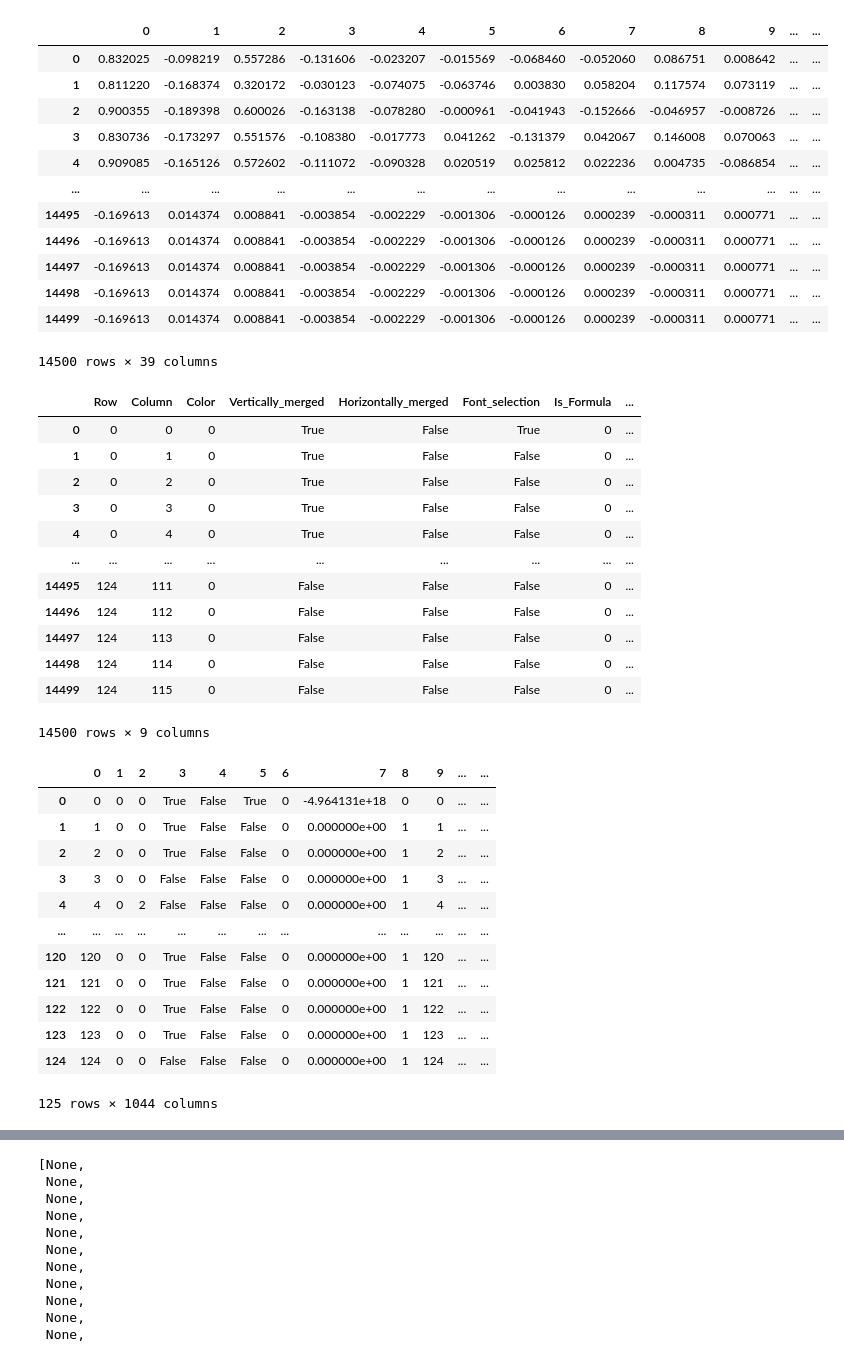
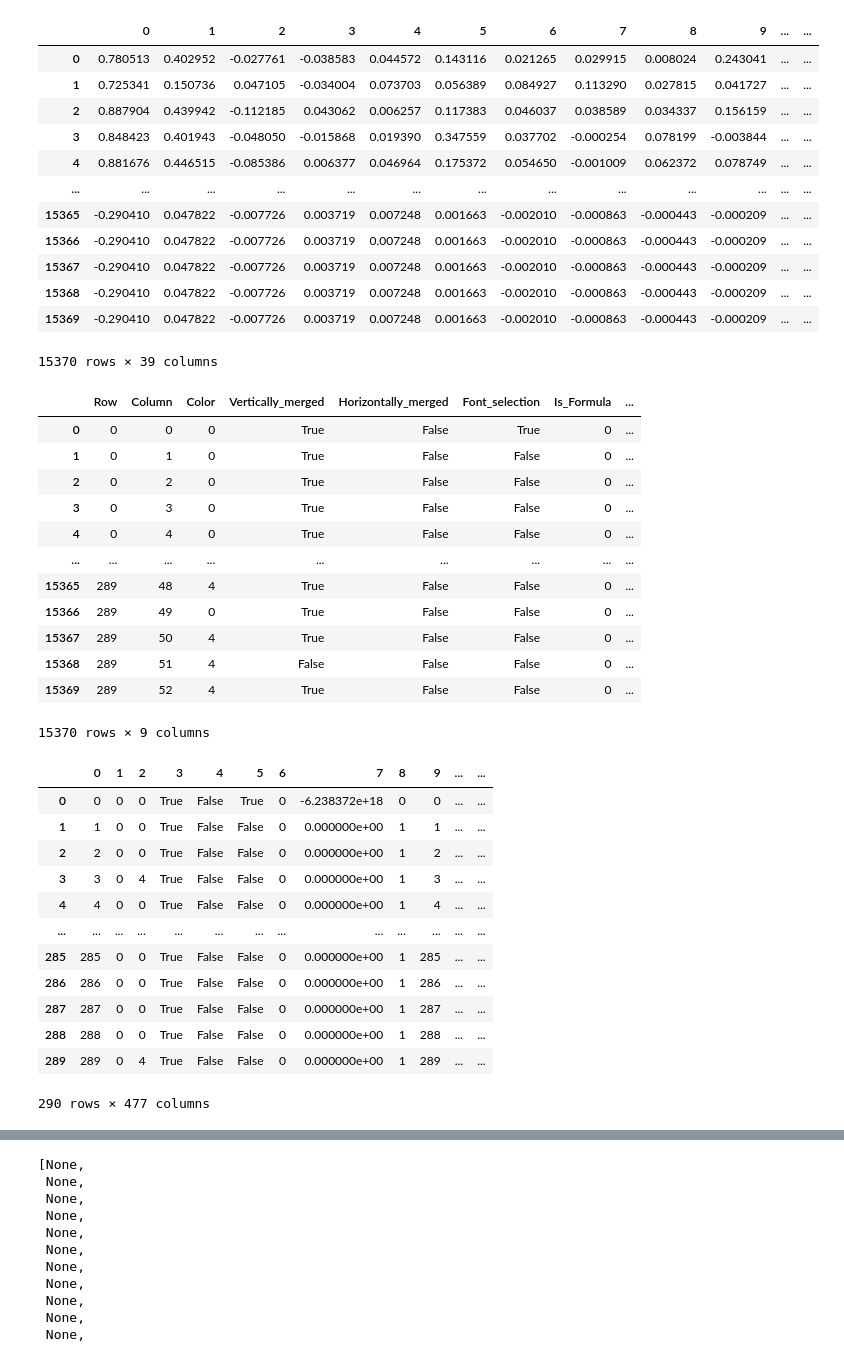
Before and after one commit to Industrial-AI-Research-Lab/documentor, a Jupyter notebook: notebooks/string_attributes.ipynb, the cells around one changed output, grey strips where cells are left out. Saved outputs shown, nothing was run; the diff lists cells and outputs as text; code cells hidden in the pictures.

```diff
--- a/notebooks/string_attributes.ipynb
+++ b/notebooks/string_attributes.ipynb
@@ -3,22 +3,22 @@ import numpy as np
 import pandas as pd
 from datetime import datetime, time
 # %%
-new_df = pd.read_excel('processed_tables/new_5.xlsx', sheet_name='Sheet1', index_col='Unnamed: 0')
+new_df = pd.read_excel('processed_tables/new_D1.xlsx', sheet_name='Sheet1', index_col='Unnamed: 0')
 new_df
 # %% [output]
 |  | 0 | 1 | 2 | 3 | 4 | 5 | 6 | 7 | 8 | 9 | ... | ... |
-| 0 | 0.832025 | -0.098219 | 0.557286 | -0.131606 | -0.023207 | -0.015569 | -0.068460 | -0.052060 | 0.086751 | 0.008642 | ... | ... |
-| 1 | 0.811220 | -0.168374 | 0.320172 | -0.030123 | -0.074075 | -0.063746 | 0.003830 | 0.058204 | 0.117574 | 0.073119 | ... | ... |
-| 2 | 0.900355 | -0.189398 | 0.600026 | -0.163138 | -0.078280 | -0.000961 | -0.041943 | -0.152666 | -0.046957 | -0.008726 | ... | ... |
-| 3 | 0.830736 | -0.173297 | 0.551576 | -0.108380 | -0.017773 | 0.041262 | -0.131379 | 0.042067 | 0.146008 | 0.070063 | ... | ... |
-| 4 | 0.909085 | -0.165126 | 0.572602 | -0.111072 | -0.090328 | 0.020519 | 0.025812 | 0.022236 | 0.004735 | -0.086854 | ... | ... |
+| 0 | 0.780513 | 0.402952 | -0.027761 | -0.038583 | 0.044572 | 0.143116 | 0.021265 | 0.029915 | 0.008024 | 0.243041 | ... | ... |
+| 1 | 0.725341 | 0.150736 | 0.047105 | -0.034004 | 0.073703 | 0.056389 | 0.084927 | 0.113290 | 0.027815 | 0.041727 | ... | ... |
+| 2 | 0.887904 | 0.439942 | -0.112185 | 0.043062 | 0.006257 | 0.117383 | 0.046037 | 0.038589 | 0.034337 | 0.156159 | ... | ... |
+| 3 | 0.848423 | 0.401943 | -0.048050 | -0.015868 | 0.019390 | 0.347559 | 0.037702 | -0.000254 | 0.078199 | -0.003844 | ... | ... |
+| 4 | 0.881676 | 0.446515 | -0.085386 | 0.006377 | 0.046964 | 0.175372 | 0.054650 | -0.001009 | 0.062372 | 0.078749 | ... | ... |
 | ... | ... | ... | ... | ... | ... | ... | ... | ... | ... | ... | ... | ... |
-| 14495 | -0.169613 | 0.014374 | 0.008841 | -0.003854 | -0.002229 | -0.001306 | -0.000126 | 0.000239 | -0.000311 | 0.000771 | ... | ... |
-| 14496 | -0.169613 | 0.014374 | 0.008841 | -0.003854 | -0.002229 | -0.001306 | -0.000126 | 0.000239 | -0.000311 | 0.000771 | ... | ... |
-| 14497 | -0.169613 | 0.014374 | 0.008841 | -0.003854 | -0.002229 | -0.001306 | -0.000126 | 0.000239 | -0.000311 | 0.000771 | ... | ... |
-| 14498 | -0.169613 | 0.014374 | 0.008841 | -0.003854 | -0.002229 | -0.001306 | -0.000126 | 0.000239 | -0.000311 | 0.000771 | ... | ... |
-| 14499 | -0.169613 | 0.014374 | 0.008841 | -0.003854 | -0.002229 | -0.001306 | -0.000126 | 0.000239 | -0.000311 | 0.000771 | ... | ... |
+| 15365 | -0.290410 | 0.047822 | -0.007726 | 0.003719 | 0.007248 | 0.001663 | -0.002010 | -0.000863 | -0.000443 | -0.000209 | ... | ... |
+| 15366 | -0.290410 | 0.047822 | -0.007726 | 0.003719 | 0.007248 | 0.001663 | -0.002010 | -0.000863 | -0.000443 | -0.000209 | ... | ... |
+| 15367 | -0.290410 | 0.047822 | -0.007726 | 0.003719 | 0.007248 | 0.001663 | -0.002010 | -0.000863 | -0.000443 | -0.000209 | ... | ... |
+| 15368 | -0.290410 | 0.047822 | -0.007726 | 0.003719 | 0.007248 | 0.001663 | -0.002010 | -0.000863 | -0.000443 | -0.000209 | ... | ... |
+| 15369 | -0.290410 | 0.047822 | -0.007726 | 0.003719 | 0.007248 | 0.001663 | -0.002010 | -0.000863 | -0.000443 | -0.000209 | ... | ... |
-14500 rows × 39 columns
+15370 rows × 39 columns
 # %%
 ndf = pd.DataFrame()
 ndf['Row'] = new_df['Row']
@@ -55,12 +55,12 @@ ndf
 | 3 | 0 | 3 | 0 | True | False | False | 0 | ... |
 | 4 | 0 | 4 | 0 | True | False | False | 0 | ... |
 | ... | ... | ... | ... | ... | ... | ... | ... | ... |
-| 14495 | 124 | 111 | 0 | False | False | False | 0 | ... |
-| 14496 | 124 | 112 | 0 | False | False | False | 0 | ... |
-| 14497 | 124 | 113 | 0 | False | False | False | 0 | ... |
-| 14498 | 124 | 114 | 0 | False | False | False | 0 | ... |
-| 14499 | 124 | 115 | 0 | False | False | False | 0 | ... |
+| 15365 | 289 | 48 | 4 | True | False | False | 0 | ... |
+| 15366 | 289 | 49 | 0 | True | False | False | 0 | ... |
+| 15367 | 289 | 50 | 4 | True | False | False | 0 | ... |
+| 15368 | 289 | 51 | 4 | False | False | False | 0 | ... |
+| 15369 | 289 | 52 | 4 | True | False | False | 0 | ... |
-14500 rows × 9 columns
+15370 rows × 9 columns
 # %%
 arr = np.empty((ndf.tail(1)['Row'].iloc[0]+1, ndf.tail(1)['Column'].iloc[0]+1), dtype="object")
 # %%
@@ -80,18 +80,18 @@ df = df.fillna(0)
 df
 # %% [output]
 |  | 0 | 1 | 2 | 3 | 4 | 5 | 6 | 7 | 8 | 9 | ... | ... |
-| 0 | 0 | 0 | 0 | True | False | True | 0 | -4.964131e+18 | 0 | 0 | ... | ... |
+| 0 | 0 | 0 | 0 | True | False | True | 0 | -6.238372e+18 | 0 | 0 | ... | ... |
 | 1 | 1 | 0 | 0 | True | False | False | 0 | 0.000000e+00 | 1 | 1 | ... | ... |
 | 2 | 2 | 0 | 0 | True | False | False | 0 | 0.000000e+00 | 1 | 2 | ... | ... |
-| 3 | 3 | 0 | 0 | False | False | False | 0 | 0.000000e+00 | 1 | 3 | ... | ... |
-| 4 | 4 | 0 | 2 | False | False | False | 0 | 0.000000e+00 | 1 | 4 | ... | ... |
+| 3 | 3 | 0 | 4 | True | False | False | 0 | 0.000000e+00 | 1 | 3 | ... | ... |
+| 4 | 4 | 0 | 0 | True | False | False | 0 | 0.000000e+00 | 1 | 4 | ... | ... |
 | ... | ... | ... | ... | ... | ... | ... | ... | ... | ... | ... | ... | ... |
-| 120 | 120 | 0 | 0 | True | False | False | 0 | 0.000000e+00 | 1 | 120 | ... | ... |
-| 121 | 121 | 0 | 0 | True | False | False | 0 | 0.000000e+00 | 1 | 121 | ... | ... |
-| 122 | 122 | 0 | 0 | True | False | False | 0 | 0.000000e+00 | 1 | 122 | ... | ... |
-| 123 | 123 | 0 | 0 | True | False | False | 0 | 0.000000e+00 | 1 | 123 | ... | ... |
-| 124 | 124 | 0 | 0 | False | False | False | 0 | 0.000000e+00 | 1 | 124 | ... | ... |
+| 285 | 285 | 0 | 0 | True | False | False | 0 | 0.000000e+00 | 1 | 285 | ... | ... |
+| 286 | 286 | 0 | 0 | True | False | False | 0 | 0.000000e+00 | 1 | 286 | ... | ... |
+| 287 | 287 | 0 | 0 | True | False | False | 0 | 0.000000e+00 | 1 | 287 | ... | ... |
+| 288 | 288 | 0 | 0 | True | False | False | 0 | 0.000000e+00 | 1 | 288 | ... | ... |
+| 289 | 289 | 0 | 4 | True | False | False | 0 | 0.000000e+00 | 1 | 289 | ... | ... |
-125 rows × 1044 columns
+290 rows × 477 columns
 # %%
 from sklearn.cluster import AgglomerativeClustering, DBSCAN, OPTICS, KMeans, SpectralClustering
 # %%
```
Also changed, not shown: parts of 6 cells of this notebook.
